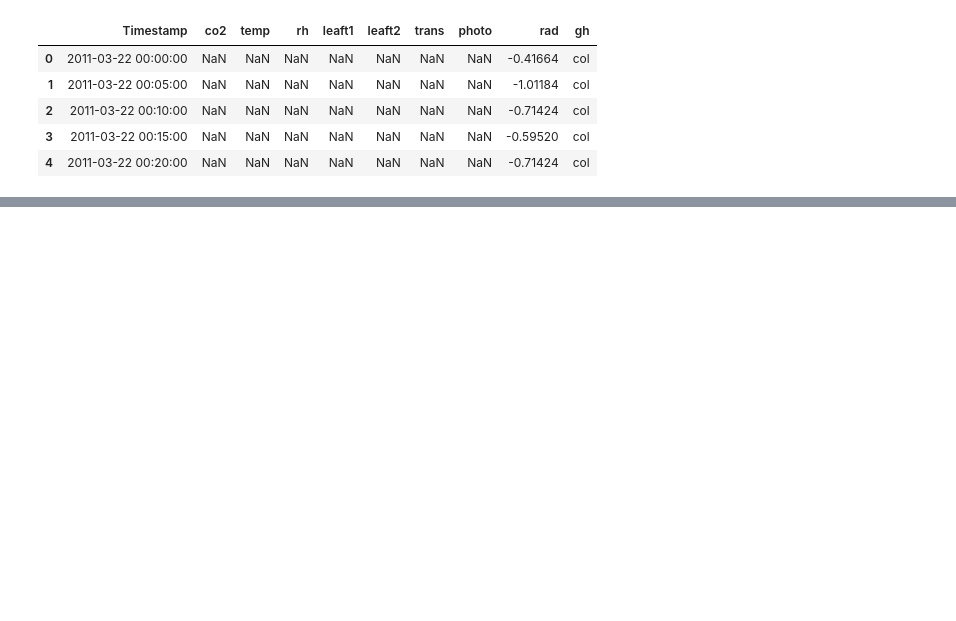
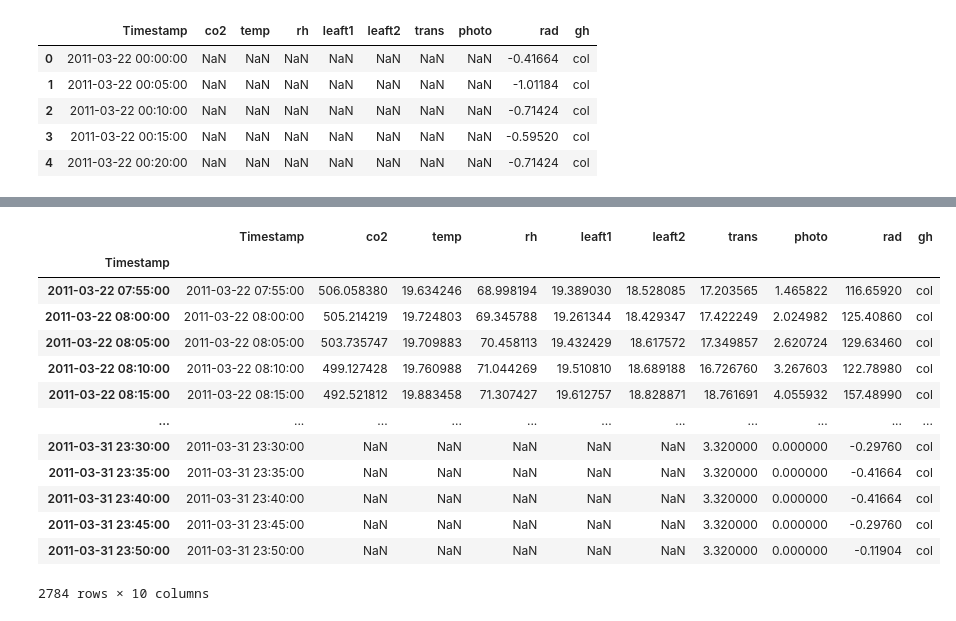
Before and after one commit to JesusTafoya/JesusTafoya98, a Jupyter notebook: AnalisisDeDatos(col_11_16_clean2).ipynb, the cells around one changed output, grey strips where cells are left out. Cells and saved outputs as stored; diff of their text form; code cells hidden in the pictures; blank space fills up the shorter version.

```diff
--- a/AnalisisDeDatos(col_11_16_clean2).ipynb
+++ b/AnalisisDeDatos(col_11_16_clean2).ipynb
@@ -68,8 +93,23 @@ df_col.head()
 # %%
-start = pd.Timestamp('2011-03-22, 07:50:00')
-end = pd.Timestamp('2011-03-31, 23:55:00')
+SMar11_col = pd.Timestamp('2011-03-22, 07:50:00')
+EMar11_col = pd.Timestamp('2011-03-31, 23:55:00')
 # %%
-condition_start = df_col.index > start
-condition_end = df_col.index < end
+condition_SMar11_col = df_col.index > SMar11_col
+condition_EMar11_col = df_col.index < EMar11_col
 
-df_col[ condition_start & condition_end]
+df_col[ condition_SMar11_col & condition_EMar11_col]
+# %% [output]
+|  | Timestamp | co2 | temp | rh | leaft1 | leaft2 | trans | photo | rad | gh |
+| Timestamp |  |  |  |  |  |  |  |  |  |  |
+| 2011-03-22 07:55:00 | 2011-03-22 07:55:00 | 506.058380 | 19.634246 | 68.998194 | 19.389030 | 18.528085 | 17.203565 | 1.465822 | 116.65920 | col |
+| 2011-03-22 08:00:00 | 2011-03-22 08:00:00 | 505.214219 | 19.724803 | 69.345788 | 19.261344 | 18.429347 | 17.422249 | 2.024982 | 125.40860 | col |
+| 2011-03-22 08:05:00 | 2011-03-22 08:05:00 | 503.735747 | 19.709883 | 70.458113 | 19.432429 | 18.617572 | 17.349857 | 2.620724 | 129.63460 | col |
+| 2011-03-22 08:10:00 | 2011-03-22 08:10:00 | 499.127428 | 19.760988 | 71.044269 | 19.510810 | 18.689188 | 16.726760 | 3.267603 | 122.78980 | col |
+| 2011-03-22 08:15:00 | 2011-03-22 08:15:00 | 492.521812 | 19.883458 | 71.307427 | 19.612757 | 18.828871 | 18.761691 | 4.055932 | 157.48990 | col |
+| ... | ... | ... | ... | ... | ... | ... | ... | ... | ... | ... |
+| 2011-03-31 23:30:00 | 2011-03-31 23:30:00 | NaN | NaN | NaN | NaN | NaN | 3.320000 | 0.000000 | -0.29760 | col |
+| 2011-03-31 23:35:00 | 2011-03-31 23:35:00 | NaN | NaN | NaN | NaN | NaN | 3.320000 | 0.000000 | -0.41664 | col |
+| 2011-03-31 23:40:00 | 2011-03-31 23:40:00 | NaN | NaN | NaN | NaN | NaN | 3.320000 | 0.000000 | -0.41664 | col |
+| 2011-03-31 23:45:00 | 2011-03-31 23:45:00 | NaN | NaN | NaN | NaN | NaN | 3.320000 | 0.000000 | -0.29760 | col |
+| 2011-03-31 23:50:00 | 2011-03-31 23:50:00 | NaN | NaN | NaN | NaN | NaN | 3.320000 | 0.000000 | -0.11904 | col |
+2784 rows × 10 columns
```
Also changed, not shown: parts of 42 cells of this notebook.
